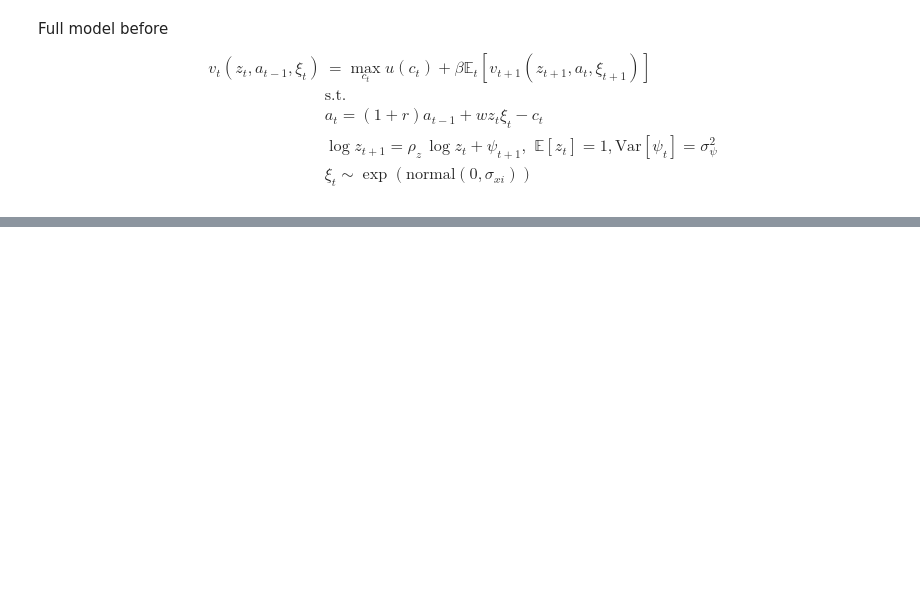
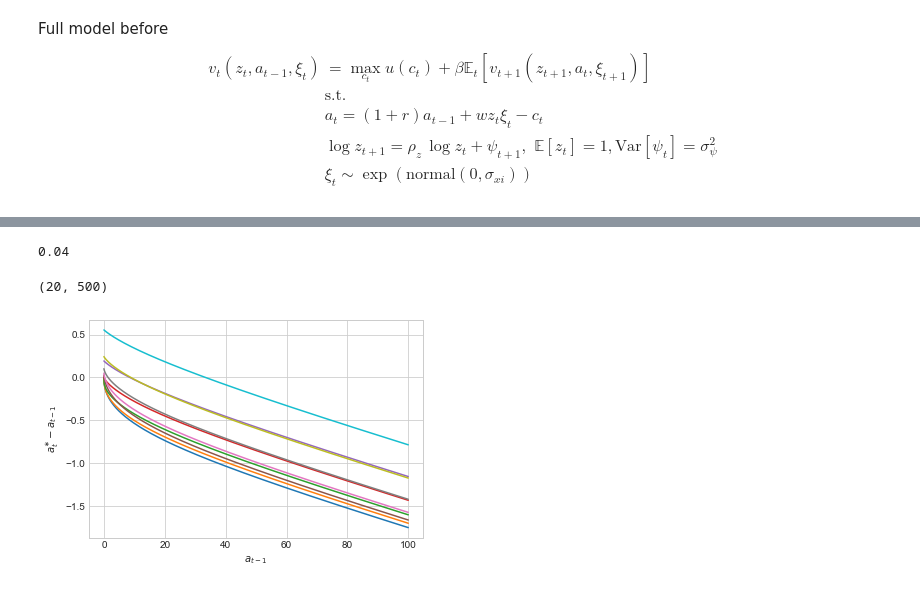
Before and after one commit to AskerNC/AdvMacroHet, a Jupyter notebook: Exercises/L2_3/L2.ipynb, the cells around one changed output, grey strips where cells are left out. Cells and saved outputs as stored; diff of their text form; code cells hidden in the pictures; blank space fills up the shorter version.

```diff
--- a/Exercises/L2_3/L2.ipynb
+++ b/Exercises/L2_3/L2.ipynb
@@ -382,3 +378,6 @@ v_{t}(z_{t},a_{t-1},\xi_{t}) & =\max_{c_{t}}u(c_{t})+\beta\mathbb{E}_{t}[v_{t+1}
  & \log z_{t+1}=\rho_{z}\,\log z_{t}+\psi_{t+1},\,\,\mathbb{E}[z_{t}]=1,\text{Var}[\psi_{t}]=\sigma_{\psi}^{2}\\
  & \xi_{t} ∼ \exp\left( \text{normal}(0,\sigma_{xi}) \right)
 \end{align}
+# %%
+model_u = ConSavModelClass(par ={'seperation':0.04})
+model_u.solve(algo='egm')
@@ -384,0 +399,21 @@ v_{t}(z_{t},a_{t-1},\xi_{t}) & =\max_{c_{t}}u(c_{t})+\beta\mathbb{E}_{t}[v_{t+1}
+# %%
+model_u.par.seperation
+# %% [output]
+0.04
+# %%
+model_u.sol.c.shape
+# %% [output]
+(20, 500)
+# %%
+# Policy function
+fig = plt.figure()
+ax = fig.add_subplot(1,1,1)
+par, sol = model_u.par, model_u.sol
+
+for i_z in range(par.Nz):
+    ax.plot(par.a_grid,sol.a[i_z,:]-par.a_grid)
+
+ax.set_xlabel('$a_{t-1}$')
+ax.set_ylabel('$a_t^{\\ast}-a_{t-1}$');
+# %% [output]
+[figure, added]
```
Also changed, not shown: parts of 15 cells of this notebook, 4 other files.
